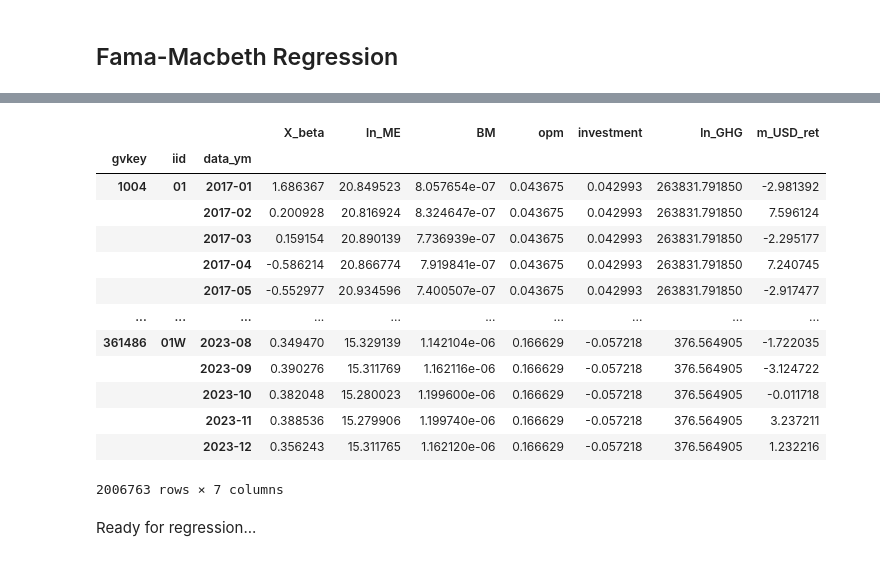
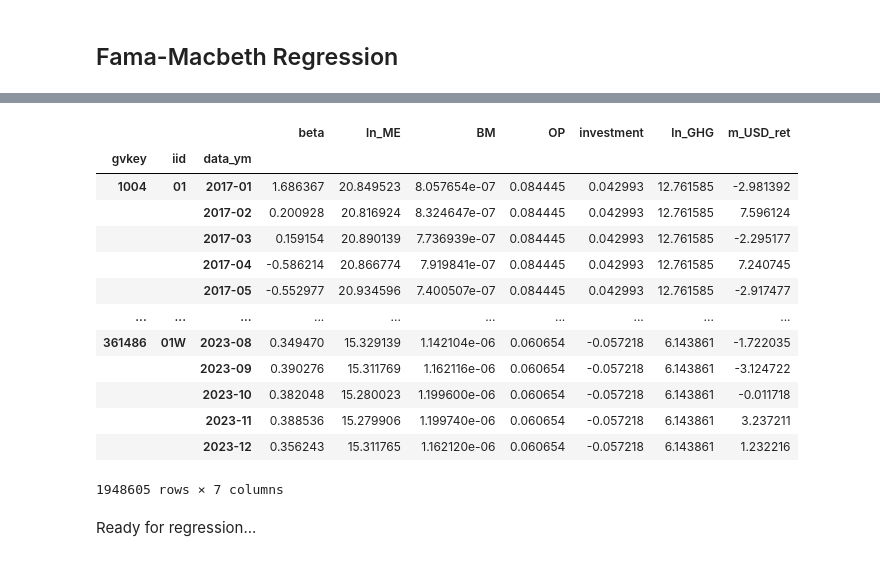
Before and after one commit to varunchodanker/MSc-Individual-Project, a Jupyter notebook: Phase1.ipynb, the cells around one changed output, grey strips where cells are left out. Saved outputs shown, nothing was run; the diff lists cells and outputs as text; code cells hidden in the pictures.

```diff
--- a/Phase1.ipynb
+++ b/Phase1.ipynb
@@ -3185,16 +3185,11 @@ reg_df
 fm_reg_df = reg_df.copy()
 fm_reg_df = fm_reg_df[
     [
-        "X_beta", "X_USD_mktval", "BM", "OP", "investment",
+        "beta", "ME", "BM", "OP", "investment",
         "GHGS1", "GHGS2", "GHGS3", "GHG", "GHG_REVT", "GHG_AT",
         "m_USD_ret"
     ]
 ]
 
-
-# fm_reg_df = fm_reg_df[
-#     fm_reg_df[""]
-# ]
-
 fm_reg_df
 # %% [output]
@@ -3201,0 +3210,21 @@ KeyError: "['X_beta', 'X_USD_mktval'] not in index"
+# %%
+def drop_outlier_rows(df, drop_outliers, level=0.001):
+    keep_idx = pd.Series(True, index=df.index)
+    for drop_col in drop_outliers:
+        keep_idx &= (
+            (df[drop_col].quantile(level) < df[drop_col])
+            & (df[drop_col] < df[drop_col].quantile(1 - level))
+        )
+    return df[keep_idx]
+# %%
+fm_reg_df = drop_outlier_rows(
+    fm_reg_df,
+    ["beta", "ME", "BM", "OP", "investment", "m_USD_ret"]
+).copy()
+
+fm_reg_df = fm_reg_df[
+    (fm_reg_df["ME"] > 0) &
+    (fm_reg_df["BM"] > 0)
+].copy()
+
+fm_reg_df
@@ -3202,5 +3246,10 @@ KeyError: "['X_beta', 'X_USD_mktval'] not in index"
 # %%
 fm_reg_df["ln_ME"] = np.log(fm_reg_df["ME"])
+fm_reg_df["ln_BM"] = np.log(fm_reg_df["BM"])
+fm_reg_df["ln_GHG"] = np.log(fm_reg_df["GHG"])
+
+# fm_reg_df["ln_GHG_REVT"] = np.log(fm_reg_df["GHG_REVT"])
+# fm_reg_df["ln_GHG_AT"] = np.log(fm_reg_df["GHG_AT"])
 
 with pd.option_context('mode.use_inf_as_null', True):
     fm_reg_df = fm_reg_df.dropna()
@@ -3235,24 +3284,24 @@ fm_reg_df.describe()
 # %%
 fm_reg_df = fm_reg_df[
-    ["X_beta", "ln_ME", "BM", "opm", "investment", "ln_GHG", "m_USD_ret"]
+    ["beta", "ln_ME", "BM", "OP", "investment", "ln_GHG", "m_USD_ret"]
 ]
 
 fm_reg_df
 # %% [output]
-|  |  |  | X_beta | ln_ME | BM | opm | investment | ln_GHG | m_USD_ret |
+|  |  |  | beta | ln_ME | BM | OP | investment | ln_GHG | m_USD_ret |
 | gvkey | iid | data_ym |  |  |  |  |  |  |  |
-| 1004 | 01 | 2017-01 | 1.686367 | 20.849523 | 8.057654e-07 | 0.043675 | 0.042993 | 263831.791850 | -2.981392 |
-|  |  | 2017-02 | 0.200928 | 20.816924 | 8.324647e-07 | 0.043675 | 0.042993 | 263831.791850 | 7.596124 |
-|  |  | 2017-03 | 0.159154 | 20.890139 | 7.736939e-07 | 0.043675 | 0.042993 | 263831.791850 | -2.295177 |
-|  |  | 2017-04 | -0.586214 | 20.866774 | 7.919841e-07 | 0.043675 | 0.042993 | 263831.791850 | 7.240745 |
-|  |  | 2017-05 | -0.552977 | 20.934596 | 7.400507e-07 | 0.043675 | 0.042993 | 263831.791850 | -2.917477 |
+| 1004 | 01 | 2017-01 | 1.686367 | 20.849523 | 8.057654e-07 | 0.084445 | 0.042993 | 12.761585 | -2.981392 |
+|  |  | 2017-02 | 0.200928 | 20.816924 | 8.324647e-07 | 0.084445 | 0.042993 | 12.761585 | 7.596124 |
+|  |  | 2017-03 | 0.159154 | 20.890139 | 7.736939e-07 | 0.084445 | 0.042993 | 12.761585 | -2.295177 |
+|  |  | 2017-04 | -0.586214 | 20.866774 | 7.919841e-07 | 0.084445 | 0.042993 | 12.761585 | 7.240745 |
+|  |  | 2017-05 | -0.552977 | 20.934596 | 7.400507e-07 | 0.084445 | 0.042993 | 12.761585 | -2.917477 |
 | ... | ... | ... | ... | ... | ... | ... | ... | ... | ... |
-| 361486 | 01W | 2023-08 | 0.349470 | 15.329139 | 1.142104e-06 | 0.166629 | -0.057218 | 376.564905 | -1.722035 |
-|  |  | 2023-09 | 0.390276 | 15.311769 | 1.162116e-06 | 0.166629 | -0.057218 | 376.564905 | -3.124722 |
-|  |  | 2023-10 | 0.382048 | 15.280023 | 1.199600e-06 | 0.166629 | -0.057218 | 376.564905 | -0.011718 |
-|  |  | 2023-11 | 0.388536 | 15.279906 | 1.199740e-06 | 0.166629 | -0.057218 | 376.564905 | 3.237211 |
-|  |  | 2023-12 | 0.356243 | 15.311765 | 1.162120e-06 | 0.166629 | -0.057218 | 376.564905 | 1.232216 |
+| 361486 | 01W | 2023-08 | 0.349470 | 15.329139 | 1.142104e-06 | 0.060654 | -0.057218 | 6.143861 | -1.722035 |
+|  |  | 2023-09 | 0.390276 | 15.311769 | 1.162116e-06 | 0.060654 | -0.057218 | 6.143861 | -3.124722 |
+|  |  | 2023-10 | 0.382048 | 15.280023 | 1.199600e-06 | 0.060654 | -0.057218 | 6.143861 | -0.011718 |
+|  |  | 2023-11 | 0.388536 | 15.279906 | 1.199740e-06 | 0.060654 | -0.057218 | 6.143861 | 3.237211 |
+|  |  | 2023-12 | 0.356243 | 15.311765 | 1.162120e-06 | 0.060654 | -0.057218 | 6.143861 | 1.232216 |
-2006763 rows × 7 columns
+1948605 rows × 7 columns
 # %% [markdown]
 Ready for regression...
 # %%
```
Also changed, not shown: parts of 10 cells of this notebook.
